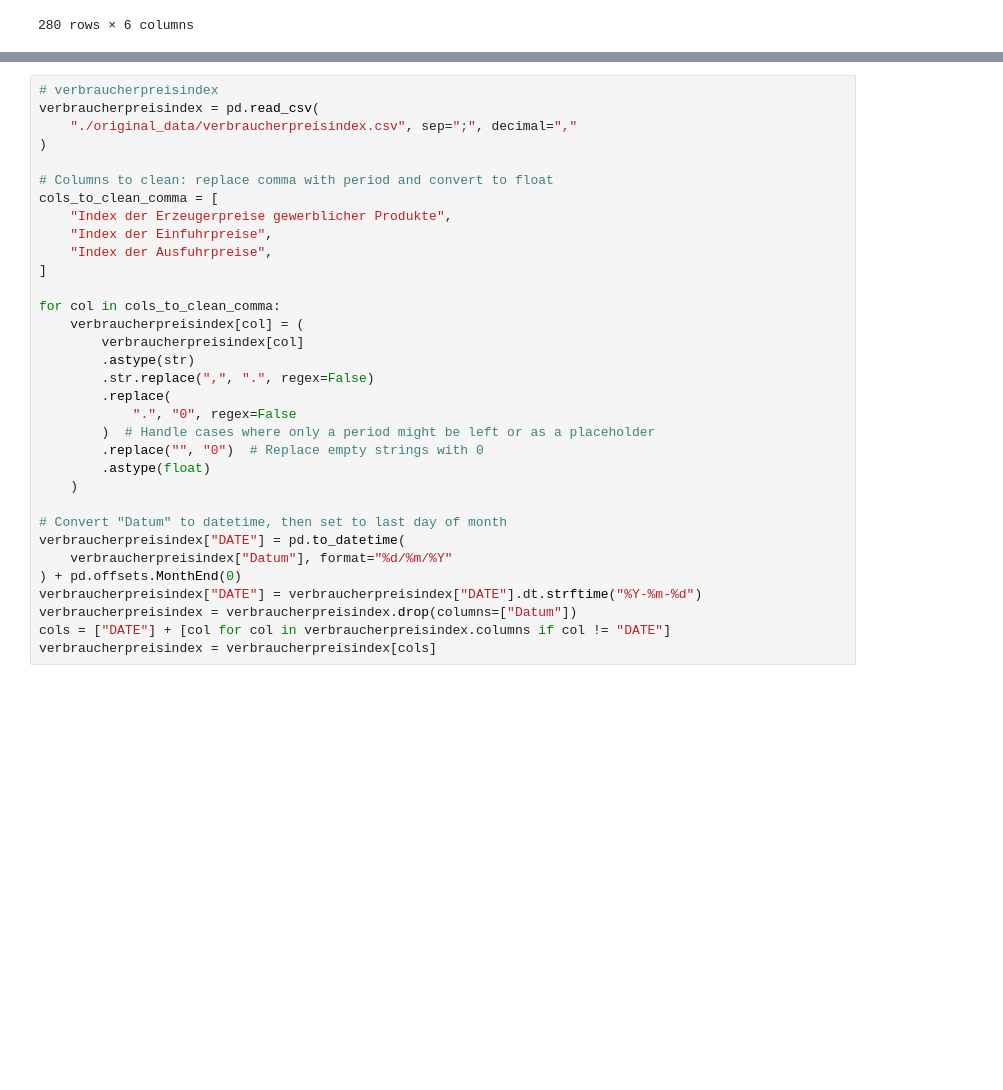
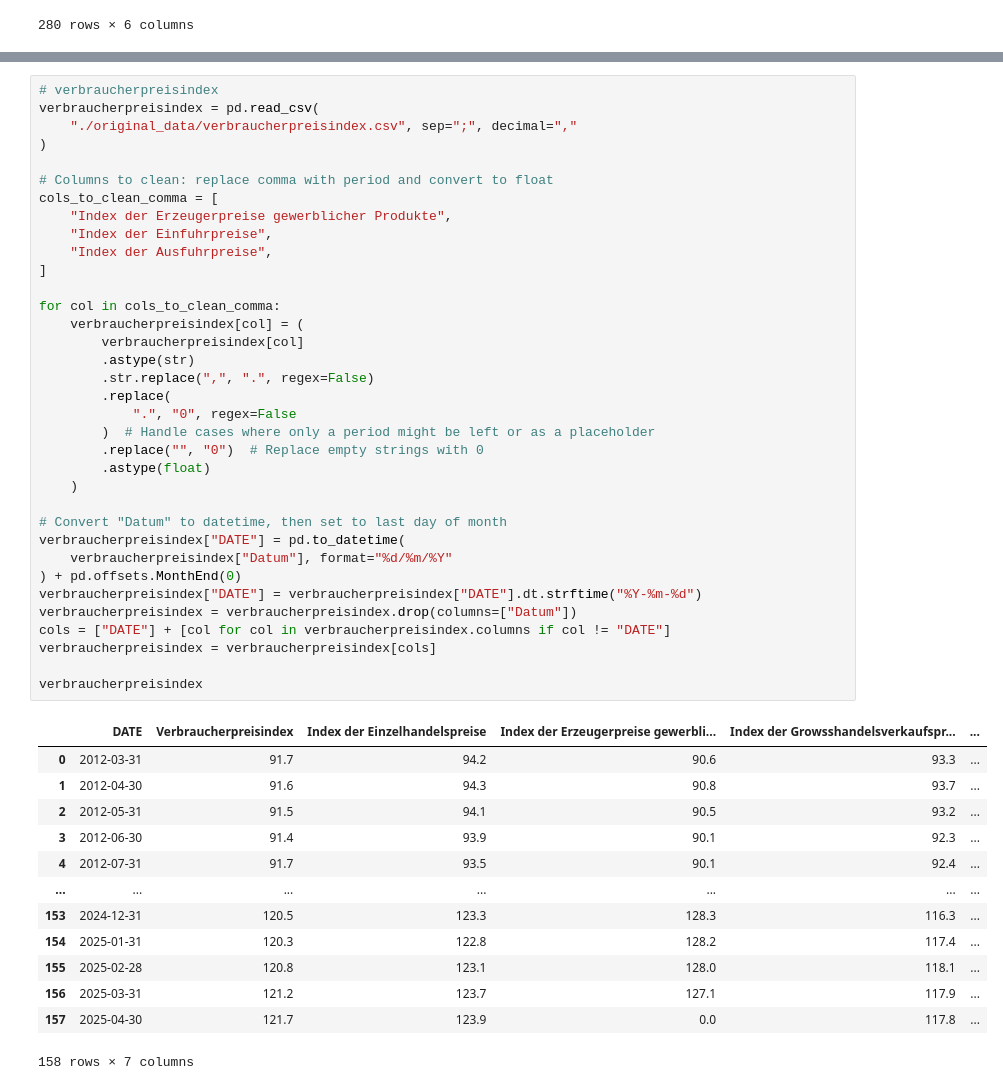
Before and after one commit to Philipp-Manhart/PA-II, a Jupyter notebook: code.ipynb, the cells around one changed output, grey strips where cells are left out. Drawn from its saved outputs; the diff is of its cells as text; blank space fills up the shorter version.

```diff
--- a/code.ipynb
+++ b/code.ipynb
@@ -244,33 +336,49 @@ verbraucherpreisindex = pd.read_csv(
     "./original_data/verbraucherpreisindex.csv", sep=";", decimal=","
 )
 
 # Columns to clean: replace comma with period and convert to float
 cols_to_clean_comma = [
     "Index der Erzeugerpreise gewerblicher Produkte",
     "Index der Einfuhrpreise",
     "Index der Ausfuhrpreise",
 ]
 
 for col in cols_to_clean_comma:
     verbraucherpreisindex[col] = (
         verbraucherpreisindex[col]
         .astype(str)
         .str.replace(",", ".", regex=False)
         .replace(
             ".", "0", regex=False
         )  # Handle cases where only a period might be left or as a placeholder
         .replace("", "0")  # Replace empty strings with 0
         .astype(float)
     )
 
 # Convert "Datum" to datetime, then set to last day of month
 verbraucherpreisindex["DATE"] = pd.to_datetime(
     verbraucherpreisindex["Datum"], format="%d/%m/%Y"
 ) + pd.offsets.MonthEnd(0)
 verbraucherpreisindex["DATE"] = verbraucherpreisindex["DATE"].dt.strftime("%Y-%m-%d")
 verbraucherpreisindex = verbraucherpreisindex.drop(columns=["Datum"])
 cols = ["DATE"] + [col for col in verbraucherpreisindex.columns if col != "DATE"]
 verbraucherpreisindex = verbraucherpreisindex[cols]
+
+verbraucherpreisindex
+# %% [output]
+|  | DATE | Verbraucherpreisindex | Index der Einzelhandelspreise | Index der Erzeugerpreise gewerbli... | Index der Growsshandelsverkaufspr... | ... |
+| 0 | 2012-03-31 | 91.7 | 94.2 | 90.6 | 93.3 | ... |
+| 1 | 2012-04-30 | 91.6 | 94.3 | 90.8 | 93.7 | ... |
+| 2 | 2012-05-31 | 91.5 | 94.1 | 90.5 | 93.2 | ... |
+| 3 | 2012-06-30 | 91.4 | 93.9 | 90.1 | 92.3 | ... |
+| 4 | 2012-07-31 | 91.7 | 93.5 | 90.1 | 92.4 | ... |
+| ... | ... | ... | ... | ... | ... | ... |
+| 153 | 2024-12-31 | 120.5 | 123.3 | 128.3 | 116.3 | ... |
+| 154 | 2025-01-31 | 120.3 | 122.8 | 128.2 | 117.4 | ... |
+| 155 | 2025-02-28 | 120.8 | 123.1 | 128.0 | 118.1 | ... |
+| 156 | 2025-03-31 | 121.2 | 123.7 | 127.1 | 117.9 | ... |
+| 157 | 2025-04-30 | 121.7 | 123.9 | 0.0 | 117.8 | ... |
+158 rows × 7 columns
 # %%
 # Merge all dataframes on DATE
 from functools import reduce
```
Also changed, not shown: parts of 14 cells of this notebook, 34 other files.
